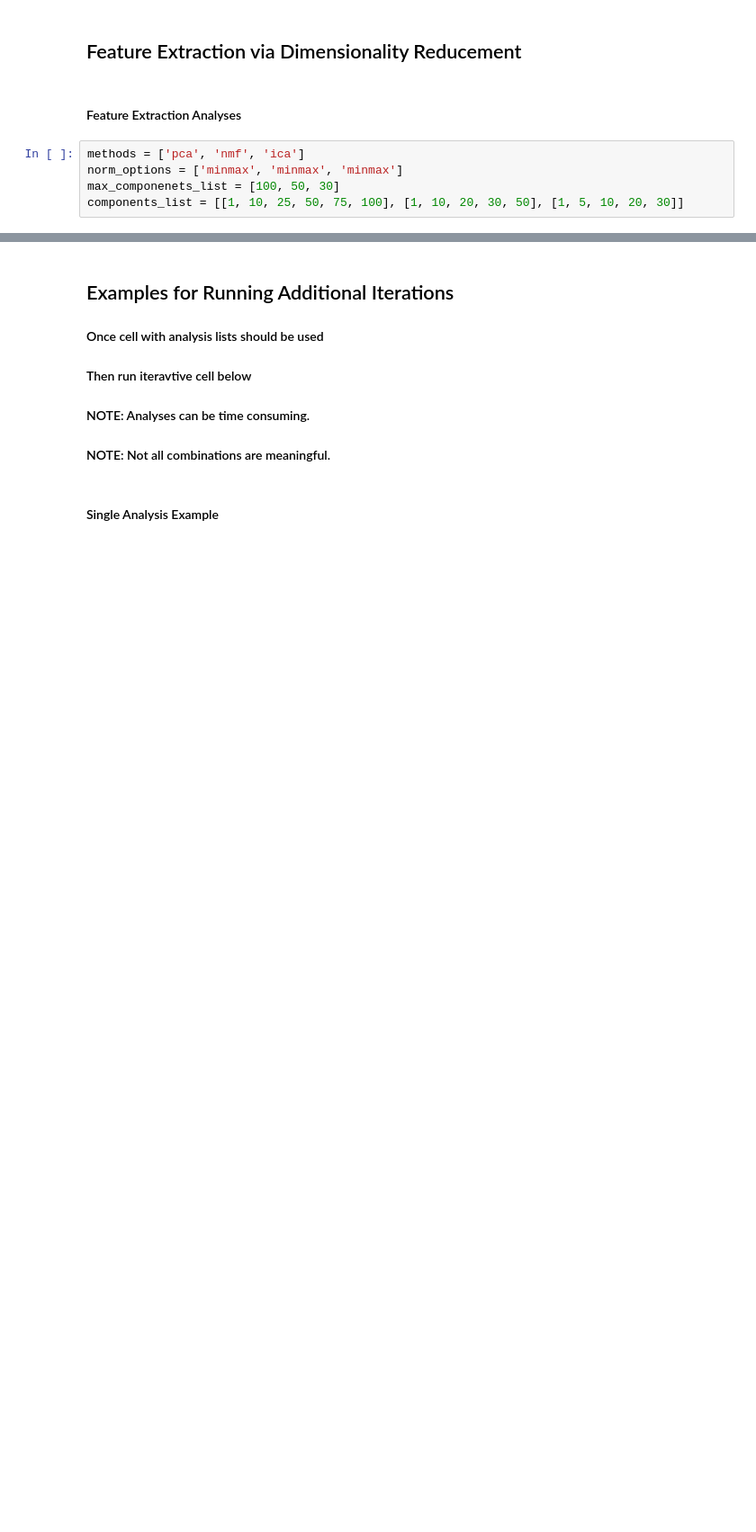
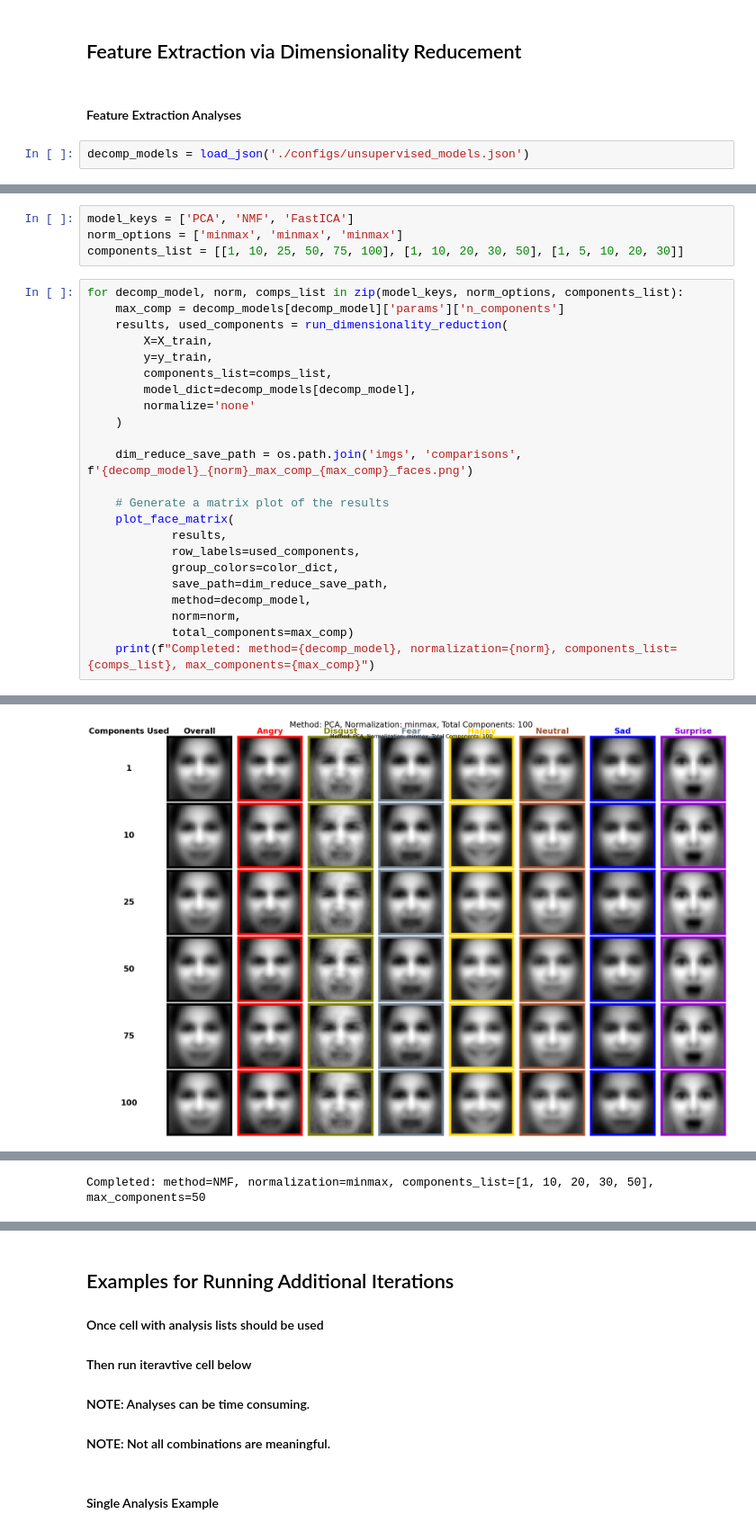
Before and after one commit to dlumian/EmotionFaceClassifier, a Jupyter notebook: notebooks/3_eda_image_analysis.ipynb, the cells around one changed output, grey strips where cells are left out. Shown at 90% size. Saved outputs shown, nothing was run; the diff lists cells and outputs as text; blank space fills up the shorter version.

```diff
--- a/notebooks/3_eda_image_analysis.ipynb
+++ b/notebooks/3_eda_image_analysis.ipynb
@@ -115,7 +117,4 @@ Plot saved to imgs/comparisons/composite_faces.png
 # %% [markdown]
 #### Feature Extraction Analyses
 # %%
-methods = ['pca', 'nmf', 'ica']
-norm_options = ['minmax', 'minmax', 'minmax']
-max_componenets_list = [100, 50, 30]
-components_list = [[1, 10, 25, 50, 75, 100], [1, 10, 20, 30, 50], [1, 5, 10, 20, 30]]
+decomp_models = load_json('./configs/unsupervised_models.json')
@@ -121,0 +147,28 @@ components_list = [[1, 10, 25, 50, 75, 100], [1, 10, 20, 30, 50], [1, 5, 10, 20,
+# %%
+model_keys = ['PCA', 'NMF', 'FastICA']
+norm_options = ['minmax', 'minmax', 'minmax']
+components_list = [[1, 10, 25, 50, 75, 100], [1, 10, 20, 30, 50], [1, 5, 10, 20, 30]]
+# %%
+for decomp_model, norm, comps_list in zip(model_keys, norm_options, components_list):
+    max_comp = decomp_models[decomp_model]['params']['n_components']
+    results, used_components = run_dimensionality_reduction(
+        X=X_train,
+        y=y_train,
+        components_list=comps_list,
+        model_dict=decomp_models[decomp_model],
+        normalize='none'
+    )
+
+    dim_reduce_save_path = os.path.join('imgs', 'comparisons', f'{decomp_model}_{norm}_max_comp_{max_comp}_faces.png')
+
+    # Generate a matrix plot of the results
+    plot_face_matrix(
+            results,
+            row_labels=used_components,
+            group_colors=color_dict,
+            save_path=dim_reduce_save_path,
+            method=decomp_model,
+            norm=norm,
+            total_components=max_comp)
+    print(f"Completed: method={decomp_model}, normalization={norm}, components_list={comps_list}, max_components={max_comp}")
+# %% [output]
@@ -121,0 +192 @@ components_list = [[1, 10, 25, 50, 75, 100], [1, 10, 20, 30, 50], [1, 5, 10, 20,
+[figure, added]
@@ -121,0 +211 @@ components_list = [[1, 10, 25, 50, 75, 100], [1, 10, 20, 30, 50], [1, 5, 10, 20,
+Completed: method=NMF, normalization=minmax, components_list=[1, 10, 20, 30, 50], max_components=50
```
Also changed, not shown: parts of 11 cells of this notebook, 8 other files.
